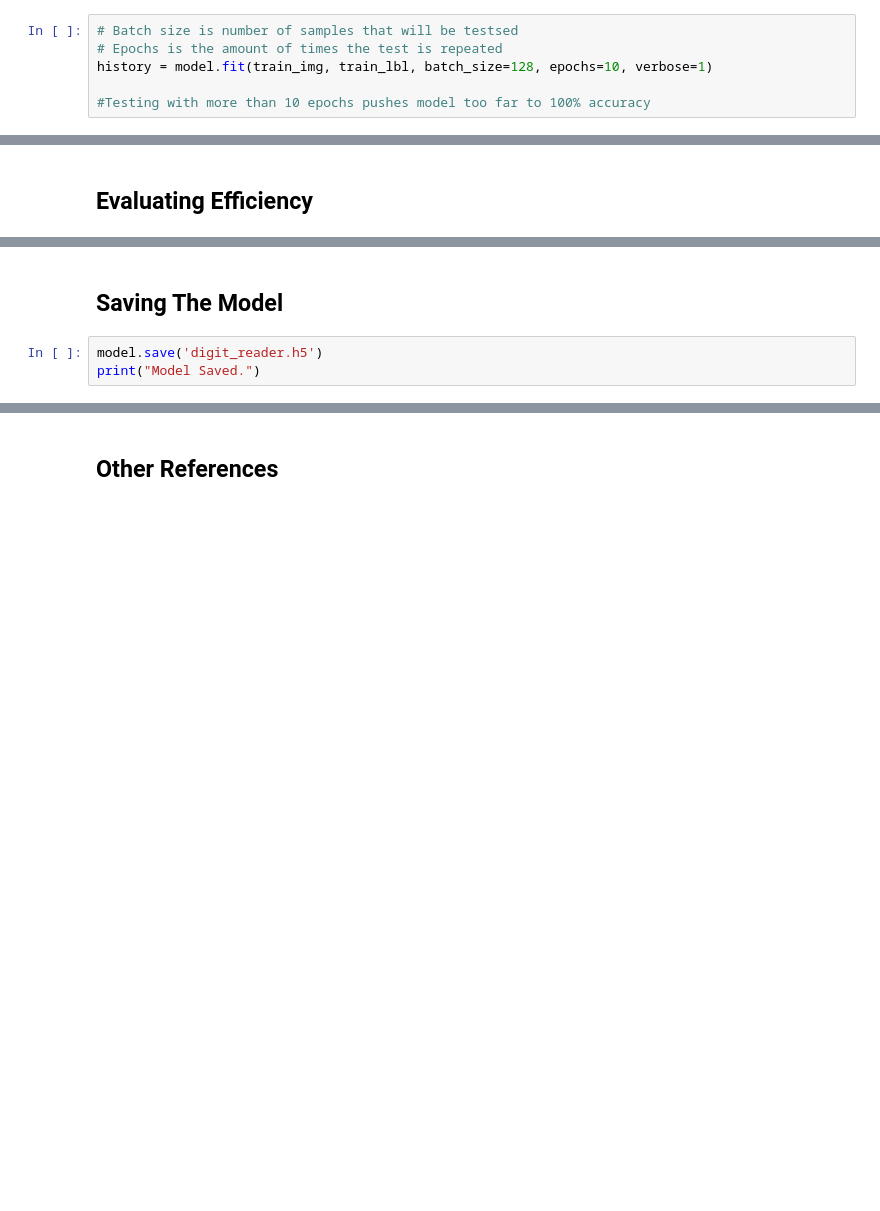
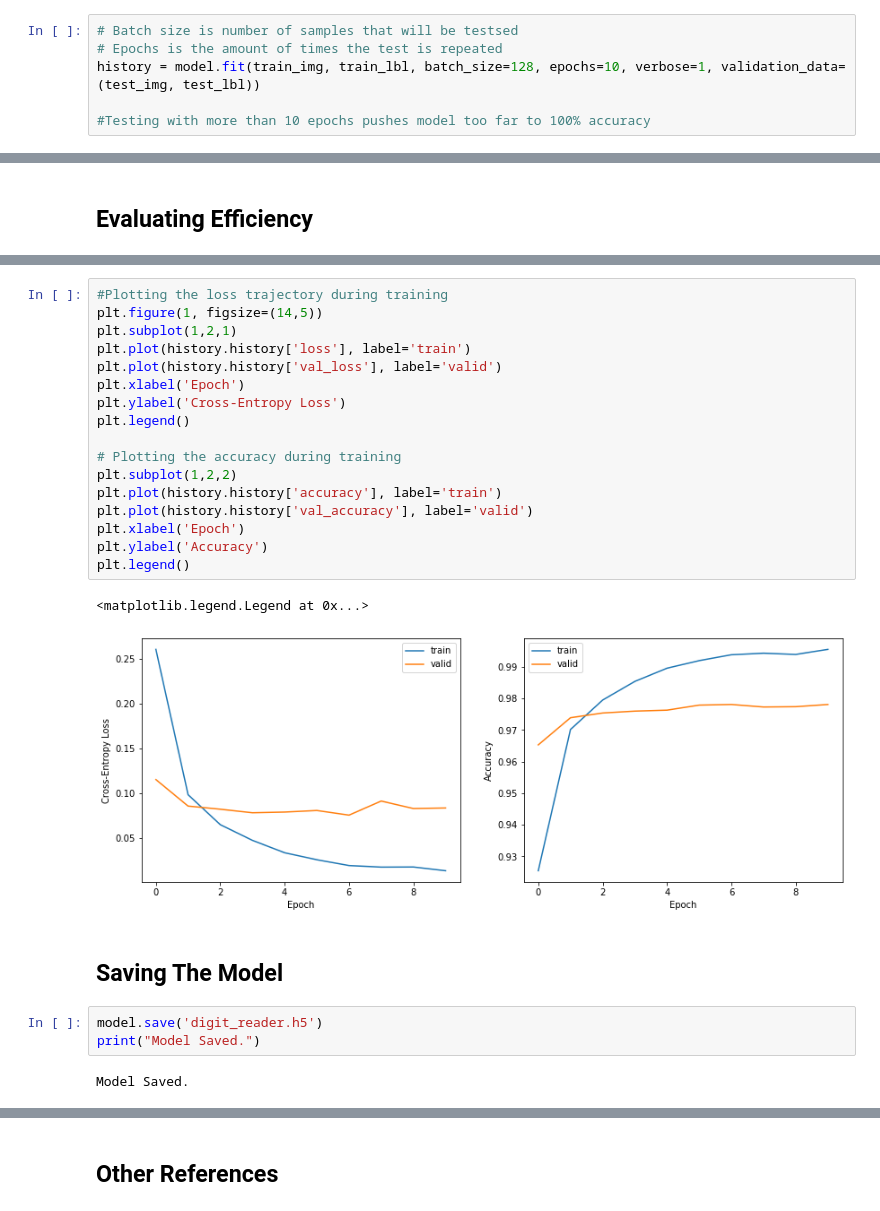
Before and after one commit to CookeRichard94/Emerging-Technologies-2019, a Jupyter notebook: DigitReader.ipynb, the cells around one changed output, grey strips where cells are left out. Saved outputs shown, nothing was run; the diff lists cells and outputs as text; blank space fills up the shorter version.

```diff
--- a/DigitReader.ipynb
+++ b/DigitReader.ipynb
@@ -101,7 +107,7 @@ print("Model compiled")
 # %%
 # Batch size is number of samples that will be testsed
 # Epochs is the amount of times the test is repeated
-history = model.fit(train_img, train_lbl, batch_size=128, epochs=10, verbose=1)
+history = model.fit(train_img, train_lbl, batch_size=128, epochs=10, verbose=1, validation_data=(test_img, test_lbl))
 
 #Testing with more than 10 epochs pushes model too far to 100% accuracy
 # %% [output]
@@ -138,5 +141,27 @@ Test accuracy: 0.997349977
+# %%
+#Plotting the loss trajectory during training
+plt.figure(1, figsize=(14,5))
+plt.subplot(1,2,1)
+plt.plot(history.history['loss'], label='train')
+plt.plot(history.history['val_loss'], label='valid')
+plt.xlabel('Epoch')
+plt.ylabel('Cross-Entropy Loss')
+plt.legend()
+
+# Plotting the accuracy during training
+plt.subplot(1,2,2)
+plt.plot(history.history['accuracy'], label='train')
+plt.plot(history.history['val_accuracy'], label='valid')
+plt.xlabel('Epoch')
+plt.ylabel('Accuracy')
+plt.legend()
+# %% [output]
+<matplotlib.legend.Legend at 0x...>
+[figure, added]
 # %% [markdown]
 ## Saving The Model
 # %%
 model.save('digit_reader.h5')
 print("Model Saved.")
+# %% [output]
+Model Saved.
```
Also changed, not shown: parts of 7 cells of this notebook, 1 other file.
